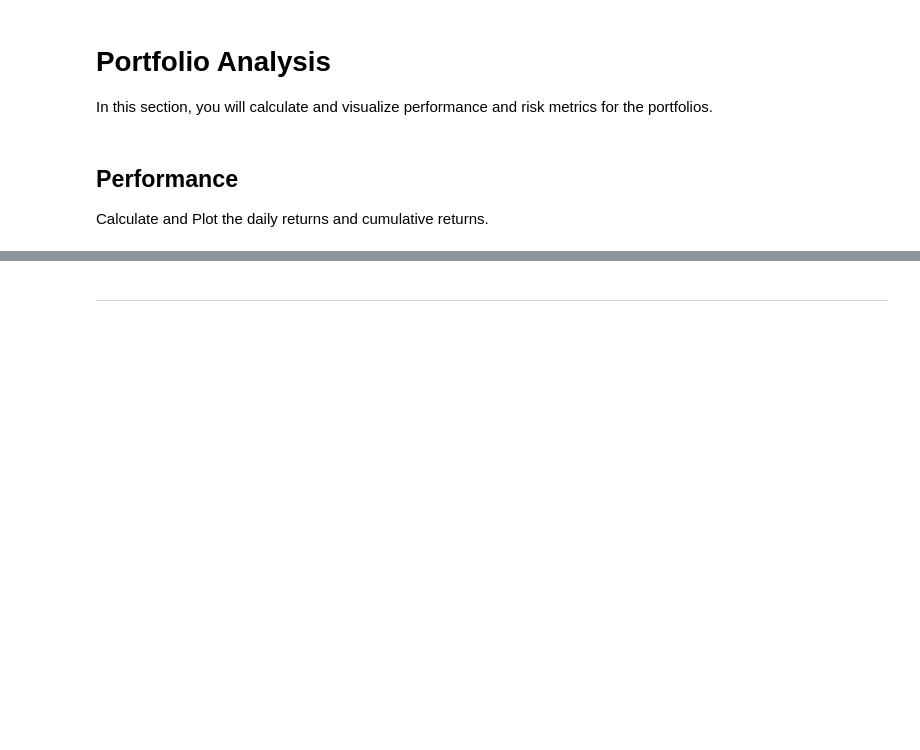
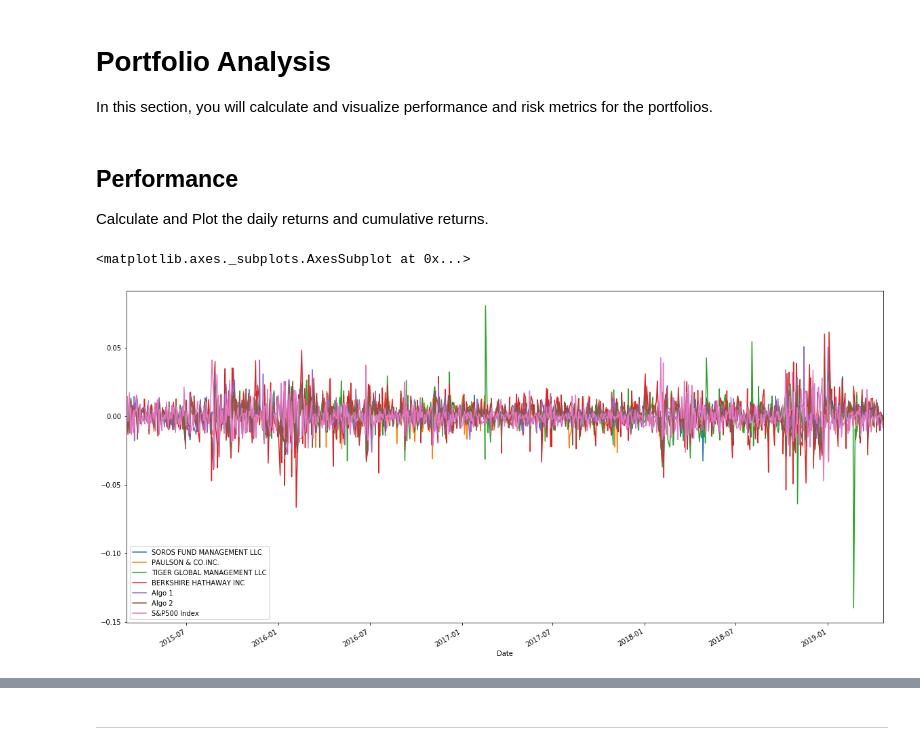
Before and after one commit to tiricha91/Pandas_Homework, a Jupyter notebook: 04-Pandas_Copy/Instructions/Starter_Code/whale_analysis.ipynb, the cells around one changed output, grey strips where cells are left out. Cells and saved outputs as stored; diff of their text form; code cells hidden in the pictures; blank space fills up the shorter version.

```diff
--- a/04-Pandas_Copy/Instructions/Starter_Code/whale_analysis.ipynb
+++ b/04-Pandas_Copy/Instructions/Starter_Code/whale_analysis.ipynb
@@ -126,8 +127,8 @@ df_sp500_history.head()
 | 2019-04-16 | 2907.06 |
 # %%
 # Calculate Daily Returns
-sp500_returns = df_sp500_history.pct_change()
-sp500_returns.head()
+df_sp500_returns = df_sp500_history.pct_change()
+df_sp500_returns.head()
 # YOUR CODE HERE
 # %% [output]
 |  | Close |
@@ -139,6 +140,7 @@ sp500_returns.head()
 | 2019-04-16 | 0.002279 |
 # %%
 # Drop nulls
-sp500_returns.isnull().sum()
+df_sp500_returns.dropna(inplace=True)
+df_sp500_returns.head()
 # YOUR CODE HERE
 # %% [output]
@@ -161,0 +154,6 @@ sp500_returns = sp500_returns.rename(columns={'Close':'Returns'})
+# %%
+# Rename Column
+# YOUR CODE HERE
+df_sp500_returns = df_sp500_returns.rename(columns={'Close':'S&P500 Index'})
+df_sp500_returns.head()
+# not applicable
@@ -163,4 +169,7 @@ sp500_returns = sp500_returns.rename(columns={'Close':'Returns'})
 ## Combine Whale, Algorithmic, and S&P 500 Returns
 # %%
 # Concatenate all DataFrames into a single DataFrame
+combined_data = pd.concat([df_whale_returns,df_algo_returns,df_sp500_returns], axis="columns", join="inner")
+combined_data.sort_index()
+combined_data.head()
 # YOUR CODE HERE
@@ -177,6 +205,10 @@ Calculate and Plot the daily returns and cumulative returns.
 # %%
 # Plot daily returns
 # YOUR CODE HERE
+combined_data.plot(figsize=(20,10))
+# %% [output]
+<matplotlib.axes._subplots.AxesSubplot at 0x...>
+[figure, added]
 # %%
 # Plot cumulative returns
 # YOUR CODE HERE
```
Also changed, not shown: parts of 53 cells of this notebook, 2 other files.
